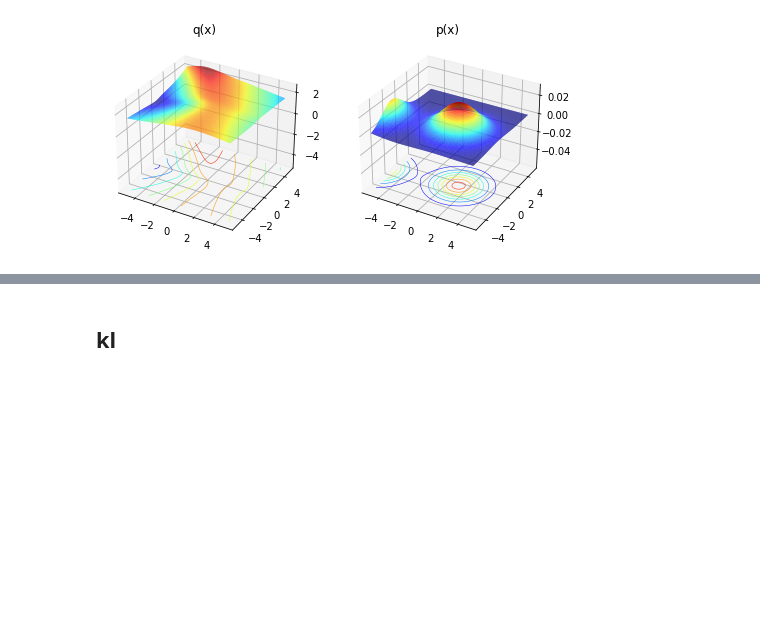
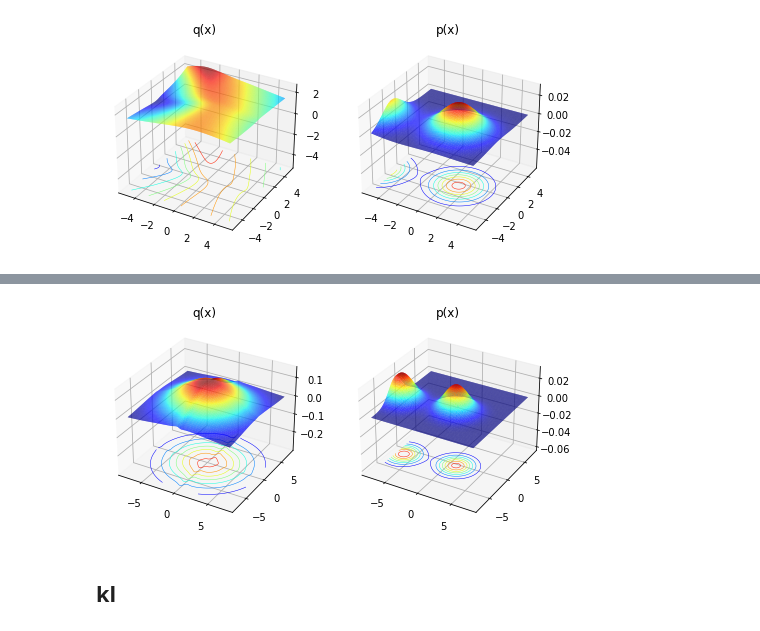
Before and after one commit to lollcat/FAB-2021, a Jupyter notebook: Notebooks/Flow.ipynb, the cells around one changed output, grey strips where cells are left out. Cells and saved outputs as stored; diff of their text form; code cells hidden in the pictures; blank space fills up the shorter version.

```diff
--- a/Notebooks/Flow.ipynb
+++ b/Notebooks/Flow.ipynb
@@ -191,5 +202,7 @@ plot_history(history)
 # %%
-fig_after_train = plot_distributions(tester)
+fig_after_train = plot_distributions(tester, range=15)
+# %% [output]
+[figure, added]
 # %% [markdown]
 ## kl
 # %%
```
Also changed, not shown: parts of 2 cells of this notebook, 3 other files.
